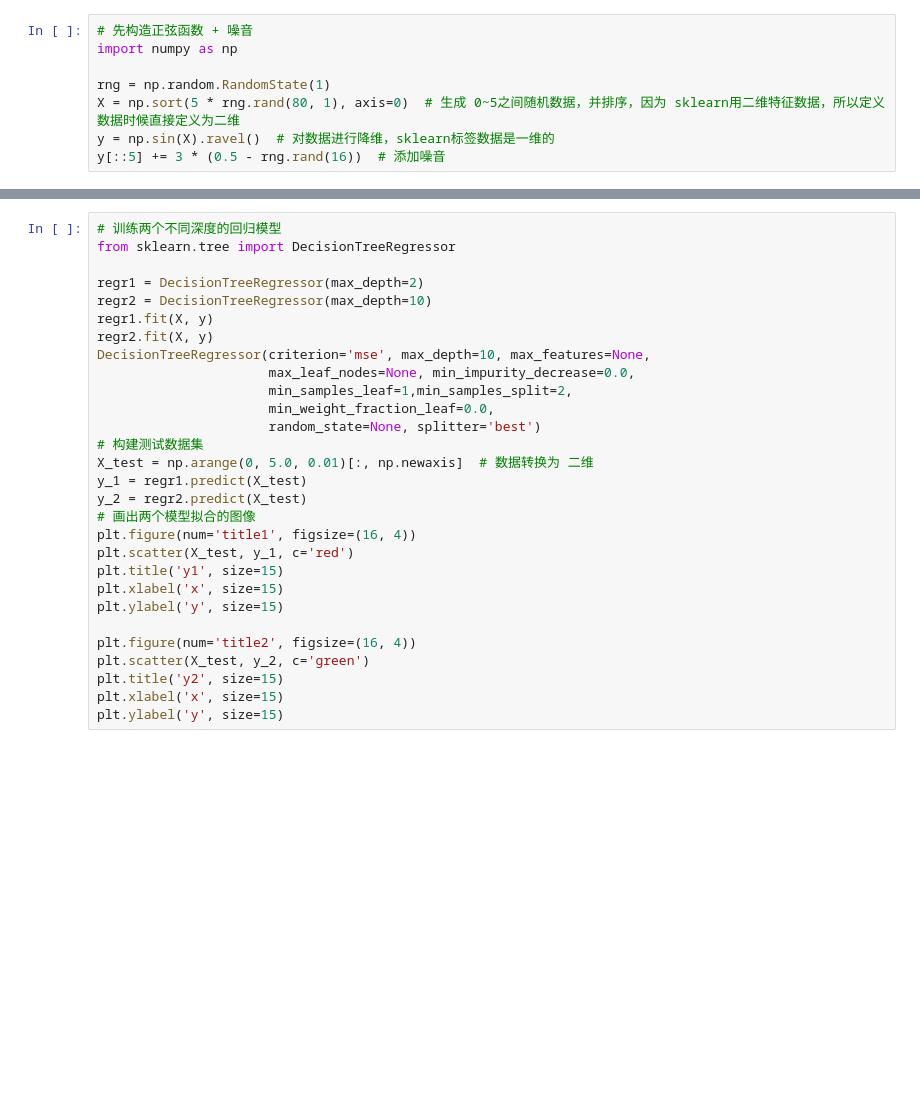
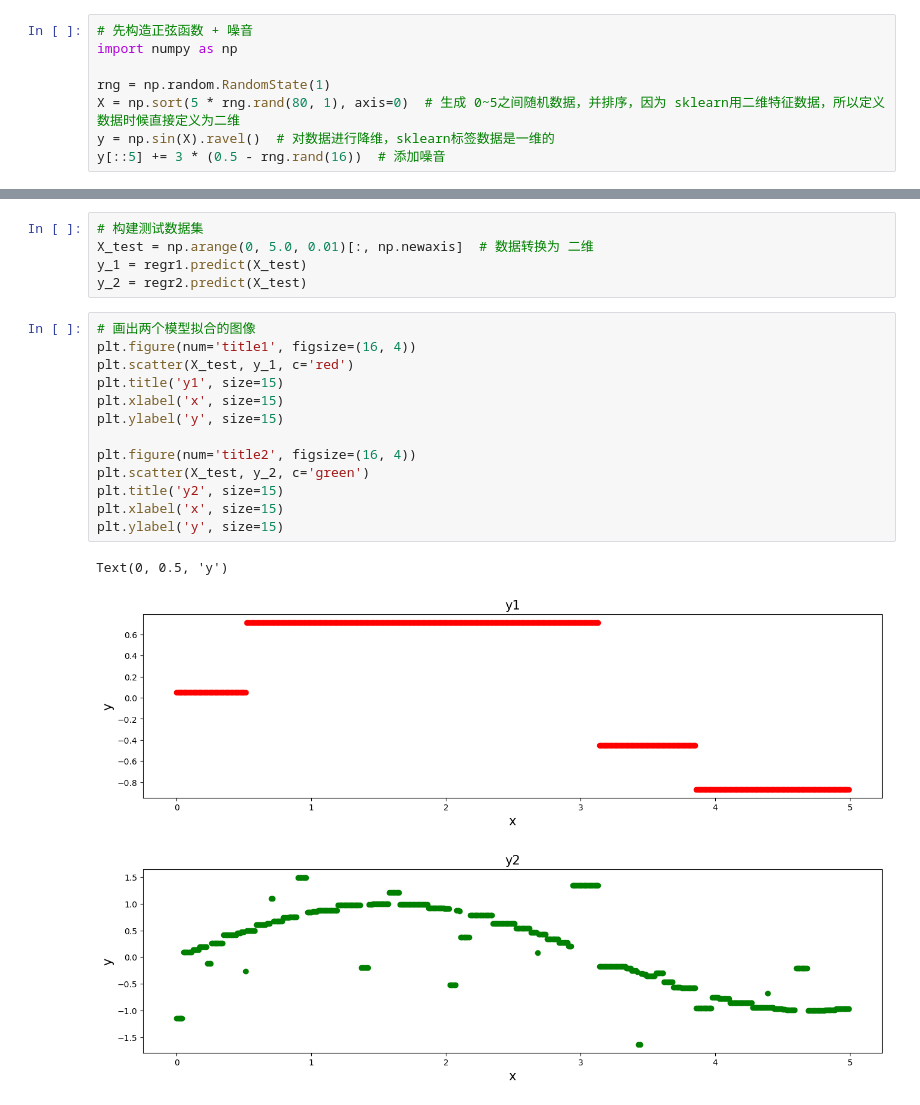
Before and after one commit to maxin-machinelearning/06-decision-trees-john117dvb, a Jupyter notebook: 5120206333-yfd-06.ipynb, the cells around one changed output, grey strips where cells are left out. Saved outputs shown, nothing was run; the diff lists cells and outputs as text; blank space fills up the shorter version.

```diff
--- a/5120206333-yfd-06.ipynb
+++ b/5120206333-yfd-06.ipynb
@@ -33,29 +68,22 @@ plt.scatter(X, y)
+# %%
+# 构建测试数据集
+X_test = np.arange(0, 5.0, 0.01)[:, np.newaxis]  # 数据转换为 二维
+y_1 = regr1.predict(X_test)
+y_2 = regr2.predict(X_test)
 # %%
-# 训练两个不同深度的回归模型
-from sklearn.tree import DecisionTreeRegressor
-
-regr1 = DecisionTreeRegressor(max_depth=2)
-regr2 = DecisionTreeRegressor(max_depth=10)
-regr1.fit(X, y)
-regr2.fit(X, y)
-DecisionTreeRegressor(criterion='mse', max_depth=10, max_features=None,
-                      max_leaf_nodes=None, min_impurity_decrease=0.0,
-                      min_samples_leaf=1,min_samples_split=2,
-                      min_weight_fraction_leaf=0.0,
-                      random_state=None, splitter='best')
-# 构建测试数据集
-X_test = np.arange(0, 5.0, 0.01)[:, np.newaxis]  # 数据转换为 二维
-y_1 = regr1.predict(X_test)
-y_2 = regr2.predict(X_test)
 # 画出两个模型拟合的图像
 plt.figure(num='title1', figsize=(16, 4))
 plt.scatter(X_test, y_1, c='red')
 plt.title('y1', size=15)
 plt.xlabel('x', size=15)
 plt.ylabel('y', size=15)
 
 plt.figure(num='title2', figsize=(16, 4))
 plt.scatter(X_test, y_2, c='green')
 plt.title('y2', size=15)
 plt.xlabel('x', size=15)
 plt.ylabel('y', size=15)
+# %% [output]
+Text(0, 0.5, 'y')
+[figure, added]
+[figure, added]
```
Also changed, not shown: parts of 6 cells of this notebook.
